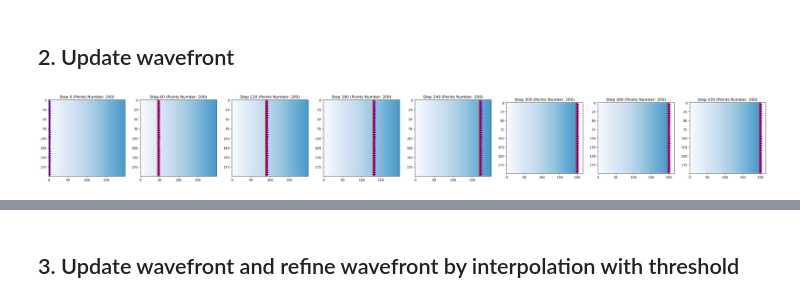
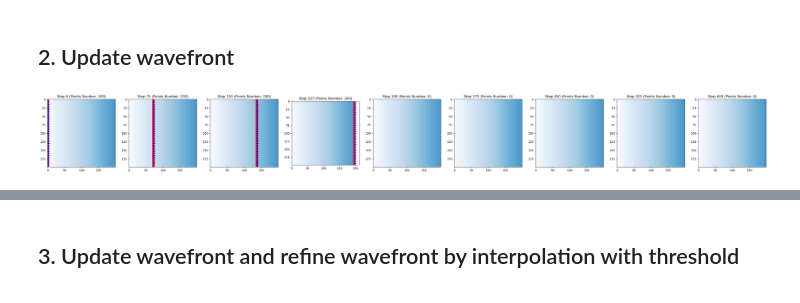
Before and after one commit to swirling-wind/demo-eikonal, a Jupyter notebook: wavefront_propagation.ipynb, the cells around one changed output, grey strips where cells are left out. Drawn from its saved outputs; the diff is of its cells as text; code cells hidden in the pictures.

Commit message:
Fix wavefront stuck in boundary

```diff
--- a/wavefront_propagation.ipynb
+++ b/wavefront_propagation.ipynb
@@ -112,79 +118,75 @@ test_ior_fields = [linear_ior_field, board_ior_field, convex_lens_ior_field, con
 # %% [markdown]
 ## 2. Update wavefront
+# %%
+field_size = 200
+initial_wavefront_positions = [(0, i) for i in range(field_size)]  # initial positions are on the left edge
+initial_wavefront_directions = [(1, 0) for _ in range(field_size)]  # initial directions are all to the right
+
+num_steps = 600
+delta_t = 1.0
+num_show_images = 8
+
+test_ior_fields = [linear_ior_field, board_ior_field, convex_lens_ior_field, concave_lens_ior_field, slope_ior_field, steep_slope_ior_field]
 # %%
-def update_wavefront(pos, dir, IOR, delta_t, refine_threshold):
+def update_wavefront(pos, dir, IOR, delta_t):
     new_pos = []
     new_dir = []
     grad_x_ior, grad_y_ior = compute_gradients(IOR)
     for (x, y), (vx, vy) in zip(pos, dir):
-        n = IOR[int(y), int(x)]
+        if 0 <= int(y) < IOR.shape[0] and 0 <= int(x) < IOR.shape[1]:
+            n = IOR[int(y), int(x)]
 
-        # x_i+1 = x_i + delta_t * v_i / n^2
-        # v_i+1 = v_i + delta_t * grad_n / n
+            # x_i+1 = x_i + delta_t * v_i / n^2
+            # v_i+1 = v_i + delta_t * grad_n / n
+            # calculate the new position
+            new_x = x + delta_t * (vx / (n**2))
+            new_y = y + delta_t * (vy / (n**2))
 
-        # calculate the new position
-        new_x = x + delta_t * (vx / (n**2))
-        new_y = y + delta_t * (vy / (n**2))
+            # calculate the new direction
+            nx = grad_x_ior[int(y), int(x)]
+            ny = grad_y_ior[int(y), int(x)]
+            new_vx = vx + delta_t * (nx / n)
+            new_vy = vy + delta_t * (ny / n)
 
-        # calculate the new direction
-        nx = grad_x_ior[int(y), int(x)]
-        ny = grad_y_ior[int(y), int(x)]
+            # clip the new position to the boundary
+            # new_x = np.clip(new_x, 0, IOR.shape[1] - 1)
+            # new_y = np.clip(new_y, 0, IOR.shape[0] - 1)
 
-        new_vx = vx + delta_t * (nx / n)
-        new_vy = vy + delta_t * (ny / n)
+            new_pos.append((new_x, new_y))
+            new_dir.append((new_vx, new_vy))
 
-        # clip the new position to the boundary
-        new_x = np.clip(new_x, 0, IOR.shape[1] - 1)
-        new_y = np.clip(new_y, 0, IOR.shape[0] - 1)
-
-        new_pos.append((new_x, new_y))
-        new_dir.append((new_vx, new_vy))
-
-    if refine_threshold is not None and len(new_pos) < 8000:
-        refined_pos = []
-        refined_dir = []
-        for i in range(len(new_pos) - 1):
-            refined_pos.append(new_pos[i])
-            refined_dir.append(new_dir[i])
-            dist = np.sqrt((new_pos[i+1][0] - new_pos[i][0])**2 + (new_pos[i+1][1] - new_pos[i][1])**2)
-            if dist > refine_threshold:
-                mid_x = (new_pos[i+1][0] + new_pos[i][0]) / 2
-                mid_y = (new_pos[i+1][1] + new_pos[i][1]) / 2
-                mid_vx = (new_dir[i+1][0] + new_dir[i][0]) / 2
-                mid_vy = (new_dir[i+1][1] + new_dir[i][1]) / 2
-
-                refined_pos.append((mid_x, mid_y))
-                refined_dir.append((mid_vx, mid_vy))
-        refined_pos.append(new_pos[-1])
-        refined_dir.append(new_dir[-1])
-        return refined_pos, refined_dir
+        else:
+            pass
 
     return new_pos, new_dir
 
-def simulate_wavefront_propagation(cur_IOR, inital_wavefront_pos, initial_wavefront_dir, num_steps=200, delta_t=1.0, num_show_images=5, refine_threshold=None):
+def simulate_wavefront_propagation(cur_IOR, inital_wavefront_pos, initial_wavefront_dir, num_steps=200, delta_t=1.0):
     wavefront_pos_list = [inital_wavefront_pos]
     wavefront_dir_list = [initial_wavefront_dir]
-
     for _ in range(num_steps):
-        wavefront_positions, wavefront_directions = update_wavefront(wavefront_pos_list[-1], wavefront_dir_list[-1], cur_IOR, delta_t, refine_threshold)
+        wavefront_positions, wavefront_directions = update_wavefront(wavefront_pos_list[-1], wavefront_dir_list[-1], cur_IOR, delta_t)
         wavefront_pos_list.append(wavefront_positions)
         wavefront_dir_list.append(wavefront_directions)
+    return wavefront_pos_list, wavefront_dir_list
 
-    num_show_images = [i for i in range(0, num_steps, num_steps // num_show_images)]
+def visualize_wavefront_propagation(wavefront_pos_list, wavefront_dir_list, cur_IOR, num_show_images=7):
     # show the wavefront propagation in num_show_images steps between 0 and num_steps
+    num_show_images = [i for i in range(0, num_steps + 1, num_steps // num_show_images)]
+
     plt.figure(figsize=(5 * len(num_show_images), 5))
     for i in num_show_images:
         plt.subplot(1, len(num_show_images), num_show_images.index(i) + 1)
         plt.imshow(cur_IOR, cmap='Blues', vmin=1.0, vmax=1.5)
         plt.scatter([p[0] for p in wavefront_pos_list[i]], [p[1] for p in wavefront_pos_list[i]], color='red')
         for j, (x, y) in enumerate(wavefront_pos_list[i]):
             if j != 0 and j % 5 == 0:
                 plt.arrow(x, y, wavefront_dir_list[i][j][0], wavefront_dir_list[i][j][1], color='blue', head_width=3)
         plt.title(f'Step {i} (Points Number: {len(wavefront_pos_list[i])})')
     plt.show()
 
 
 for cur_ior_field in test_ior_fields:
-    simulate_wavefront_propagation(cur_ior_field, initial_wavefront_positions, initial_wavefront_directions, num_steps, delta_t, num_show_images)
+    wavefront_pos_list, wavefront_dir_list = simulate_wavefront_propagation(cur_ior_field, initial_wavefront_positions, initial_wavefront_directions, num_steps, delta_t)
+    visualize_wavefront_propagation(wavefront_pos_list, wavefront_dir_list, cur_ior_field, num_show_images)
 # %% [output]
-[figure, old version]
+[figure, new version]
```
Also changed, not shown: parts of 6 cells of this notebook.
